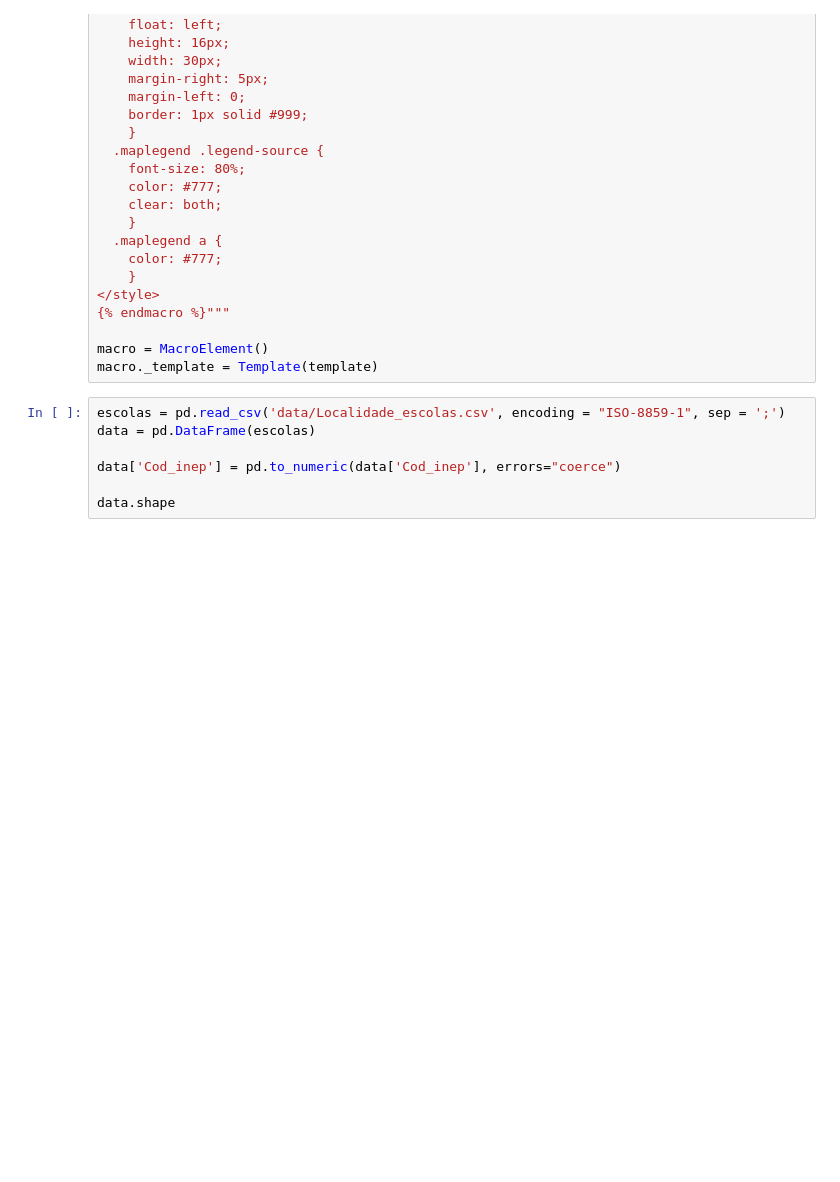
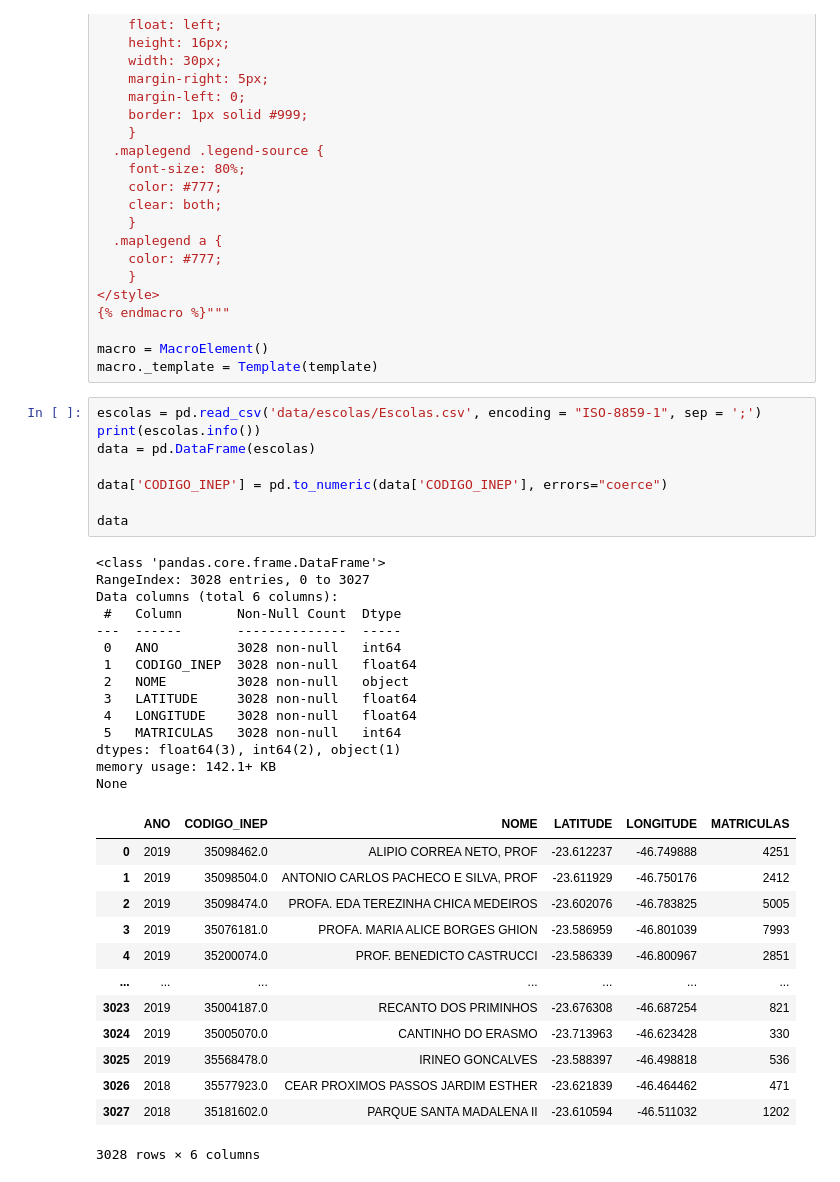
Before and after one commit to EnzoItaliano/visualizacao-dados, a Jupyter notebook: segunda_apresentacao.ipynb, the cells around one changed output. Drawn from its saved outputs; the diff is of its cells as text; blank space fills up the shorter version.

```diff
--- a/segunda_apresentacao.ipynb
+++ b/segunda_apresentacao.ipynb
@@ -265,12 +311,41 @@ template = """
 macro = MacroElement()
 macro._template = Template(template)
 # %%
-escolas = pd.read_csv('data/Localidade_escolas.csv', encoding = "ISO-8859-1", sep = ';')
+escolas = pd.read_csv('data/escolas/Escolas.csv', encoding = "ISO-8859-1", sep = ';')
+print(escolas.info())
 data = pd.DataFrame(escolas)
 
-data['Cod_inep'] = pd.to_numeric(data['Cod_inep'], errors="coerce")
+data['CODIGO_INEP'] = pd.to_numeric(data['CODIGO_INEP'], errors="coerce")
 
-data.shape
+data
+# %% [output]
+<class 'pandas.core.frame.DataFrame'>
+RangeIndex: 3028 entries, 0 to 3027
+Data columns (total 6 columns):
+ #   Column       Non-Null Count  Dtype
+---  ------       --------------  -----
+ 0   ANO          3028 non-null   int64
+ 1   CODIGO_INEP  3028 non-null   float64
+ 2   NOME         3028 non-null   object
+ 3   LATITUDE     3028 non-null   float64
+ 4   LONGITUDE    3028 non-null   float64
+ 5   MATRICULAS   3028 non-null   int64
+dtypes: float64(3), int64(2), object(1)
+memory usage: 142.1+ KB
+None
+|  | ANO | CODIGO_INEP | NOME | LATITUDE | LONGITUDE | MATRICULAS |
+| 0 | 2019 | 35098462.0 | ALIPIO CORREA NETO, PROF | -23.612237 | -46.749888 | 4251 |
+| 1 | 2019 | 35098504.0 | ANTONIO CARLOS PACHECO E SILVA, PROF | -23.611929 | -46.750176 | 2412 |
+| 2 | 2019 | 35098474.0 | PROFA. EDA TEREZINHA CHICA MEDEIROS | -23.602076 | -46.783825 | 5005 |
+| 3 | 2019 | 35076181.0 | PROFA. MARIA ALICE BORGES GHION | -23.586959 | -46.801039 | 7993 |
+| 4 | 2019 | 35200074.0 | PROF. BENEDICTO CASTRUCCI | -23.586339 | -46.800967 | 2851 |
+| ... | ... | ... | ... | ... | ... | ... |
+| 3023 | 2019 | 35004187.0 | RECANTO DOS PRIMINHOS | -23.676308 | -46.687254 | 821 |
+| 3024 | 2019 | 35005070.0 | CANTINHO DO ERASMO | -23.713963 | -46.623428 | 330 |
+| 3025 | 2019 | 35568478.0 | IRINEO GONCALVES | -23.588397 | -46.498818 | 536 |
+| 3026 | 2018 | 35577923.0 | CEAR PROXIMOS PASSOS JARDIM ESTHER | -23.621839 | -46.464462 | 471 |
+| 3027 | 2018 | 35181602.0 | PARQUE SANTA MADALENA II | -23.610594 | -46.511032 | 1202 |
+3028 rows × 6 columns
 # %%
 mapa = folium.Map(location=[-23.5489, -46.6388], zoom_start=11)
 mapa.get_root().add_child(macro)
```
Also changed, not shown: parts of 5 cells of this notebook, 2 other files.
